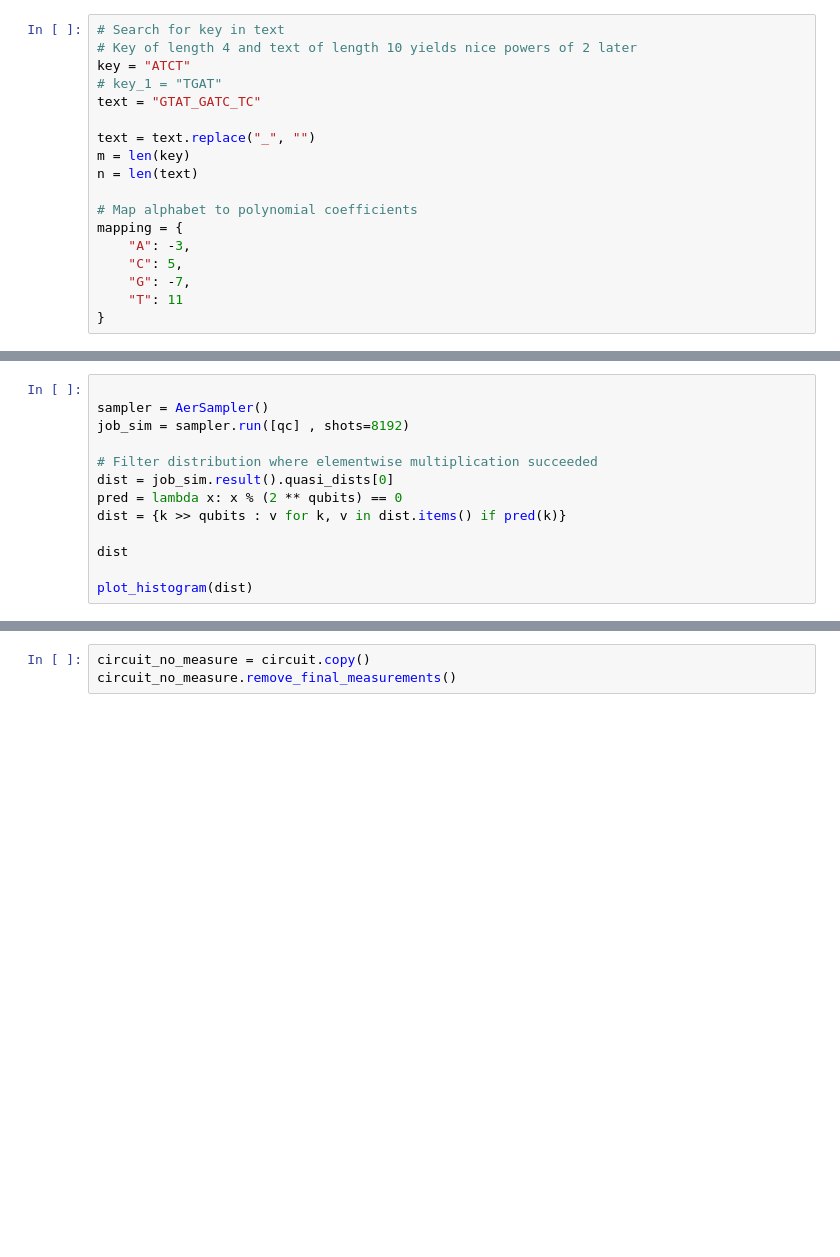
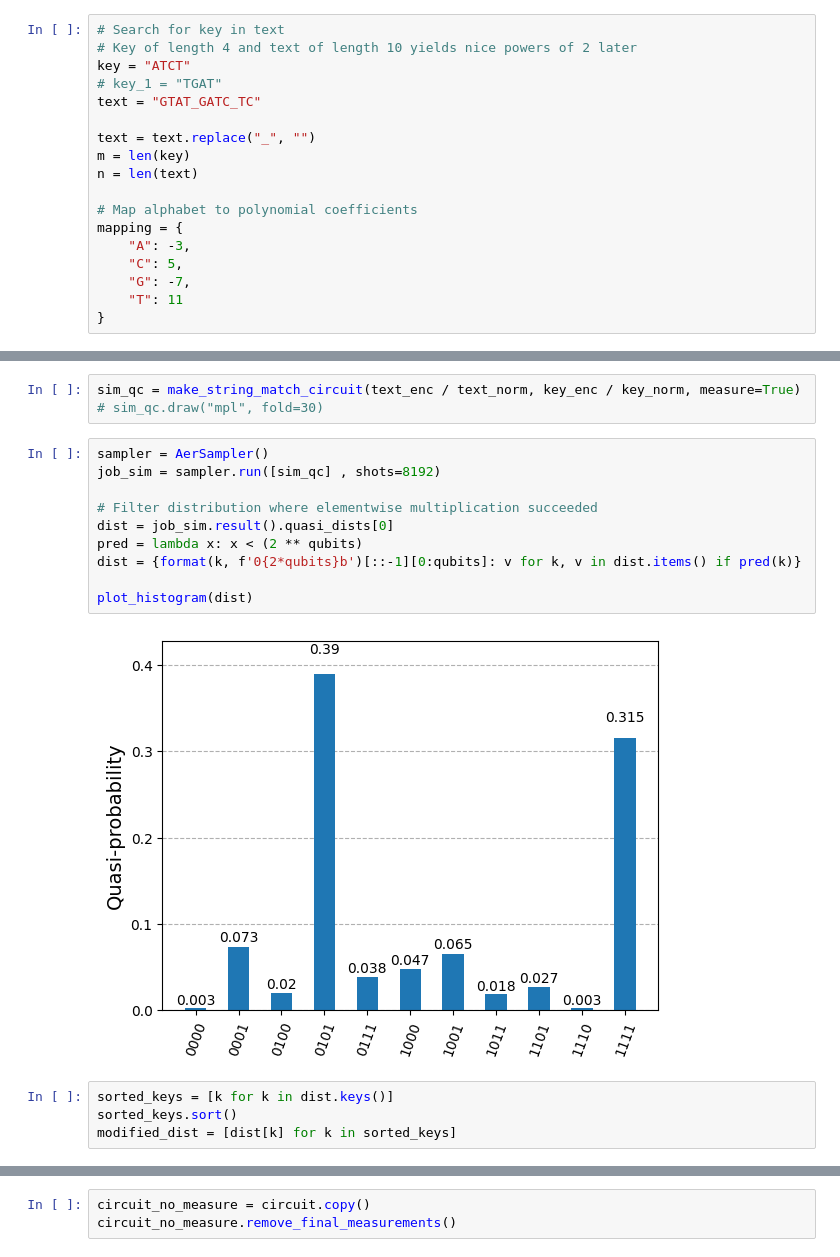
Before and after one commit to KTong821/ece405c-presentation, a Jupyter notebook: presentation.ipynb, the cells around one changed output, grey strips where cells are left out. Drawn from its saved outputs; the diff is of its cells as text; blank space fills up the shorter version.

```diff
--- a/presentation.ipynb
+++ b/presentation.ipynb
@@ -164,13 +235,19 @@ array([-145.+0.j, -112.+0.j,  -77.+0.j,    0.+0.j,    0.+0.j,    0.+0.j,
+# %%
+sim_qc = make_string_match_circuit(text_enc / text_norm, key_enc / key_norm, measure=True)
+# sim_qc.draw("mpl", fold=30)
 # %%
-
 sampler = AerSampler()
-job_sim = sampler.run([qc] , shots=8192)
+job_sim = sampler.run([sim_qc] , shots=8192)
 
 # Filter distribution where elementwise multiplication succeeded
 dist = job_sim.result().quasi_dists[0]
-pred = lambda x: x % (2 ** qubits) == 0
-dist = {k >> qubits : v for k, v in dist.items() if pred(k)}
-
-dist
+pred = lambda x: x < (2 ** qubits)
+dist = {format(k, f'0{2*qubits}b')[::-1][0:qubits]: v for k, v in dist.items() if pred(k)}
 
 plot_histogram(dist)
+# %% [output]
+[figure, added]
+# %%
+sorted_keys = [k for k in dist.keys()]
+sorted_keys.sort()
+modified_dist = [dist[k] for k in sorted_keys]
```
Also changed, not shown: parts of 51 cells of this notebook, 2 other files.
